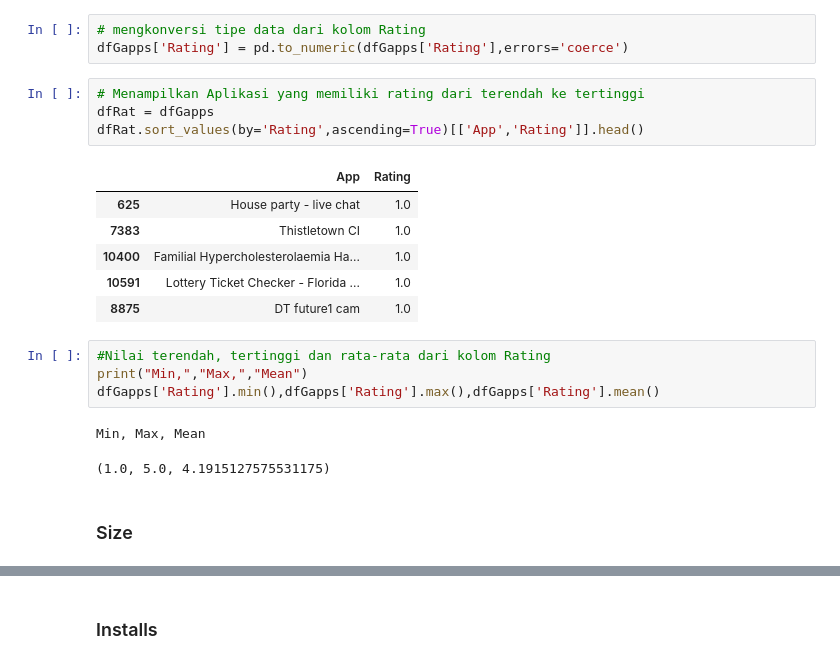
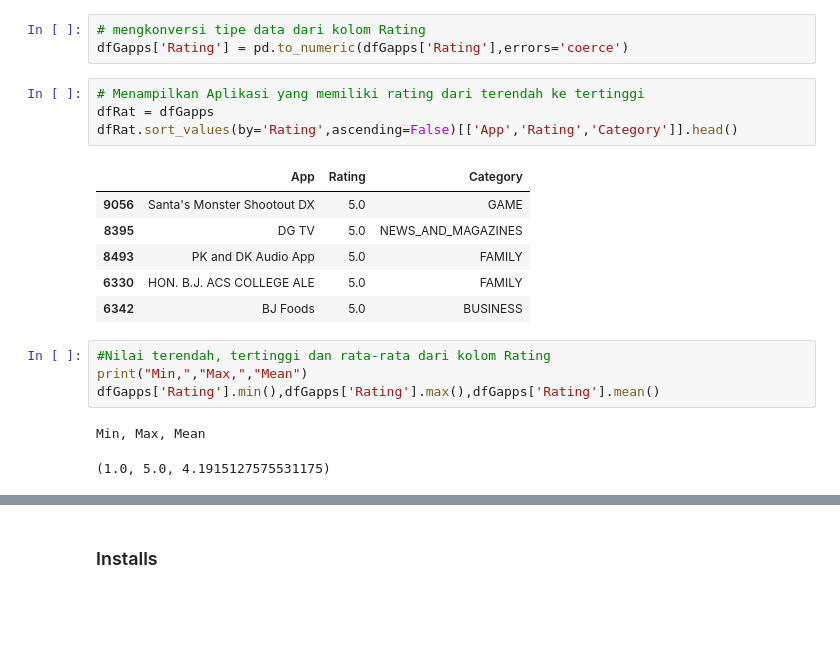
Before and after one commit to rafaelstevi/GooglePlaystore, a Jupyter notebook: Files/eda-googleplaystore.ipynb, the cells around one changed output, grey strips where cells are left out. Cells and saved outputs as stored; diff of their text form; blank space fills up the shorter version.

```diff
--- a/Files/eda-googleplaystore.ipynb
+++ b/Files/eda-googleplaystore.ipynb
@@ -224,14 +258,14 @@ dfGapps['Rating'] = pd.to_numeric(dfGapps['Rating'],errors='coerce')
 # %%
 # Menampilkan Aplikasi yang memiliki rating dari terendah ke tertinggi
 dfRat = dfGapps
-dfRat.sort_values(by='Rating',ascending=True)[['App','Rating']].head()
+dfRat.sort_values(by='Rating',ascending=False)[['App','Rating','Category']].head()
 # %% [output]
-|  | App | Rating |
-| 625 | House party - live chat | 1.0 |
-| 7383 | Thistletown CI | 1.0 |
-| 10400 | Familial Hypercholesterolaemia Ha... | 1.0 |
-| 10591 | Lottery Ticket Checker - Florida ... | 1.0 |
-| 8875 | DT future1 cam | 1.0 |
+|  | App | Rating | Category |
+| 9056 | Santa's Monster Shootout DX | 5.0 | GAME |
+| 8395 | DG TV | 5.0 | NEWS_AND_MAGAZINES |
+| 8493 | PK and DK Audio App | 5.0 | FAMILY |
+| 6330 | HON. B.J. ACS COLLEGE ALE | 5.0 | FAMILY |
+| 6342 | BJ Foods | 5.0 | BUSINESS |
 # %%
 #Nilai terendah, tertinggi dan rata-rata dari kolom Rating
 print("Min,","Max,","Mean")
@@ -239,5 +273,3 @@ dfGapps['Rating'].min(),dfGapps['Rating'].max(),dfGapps['Rating'].mean()
 # %% [output]
 Min, Max, Mean
 (1.0, 5.0, 4.1915127575531175)
-# %% [markdown]
-### Size
```
Also changed, not shown: parts of 15 cells of this notebook.
